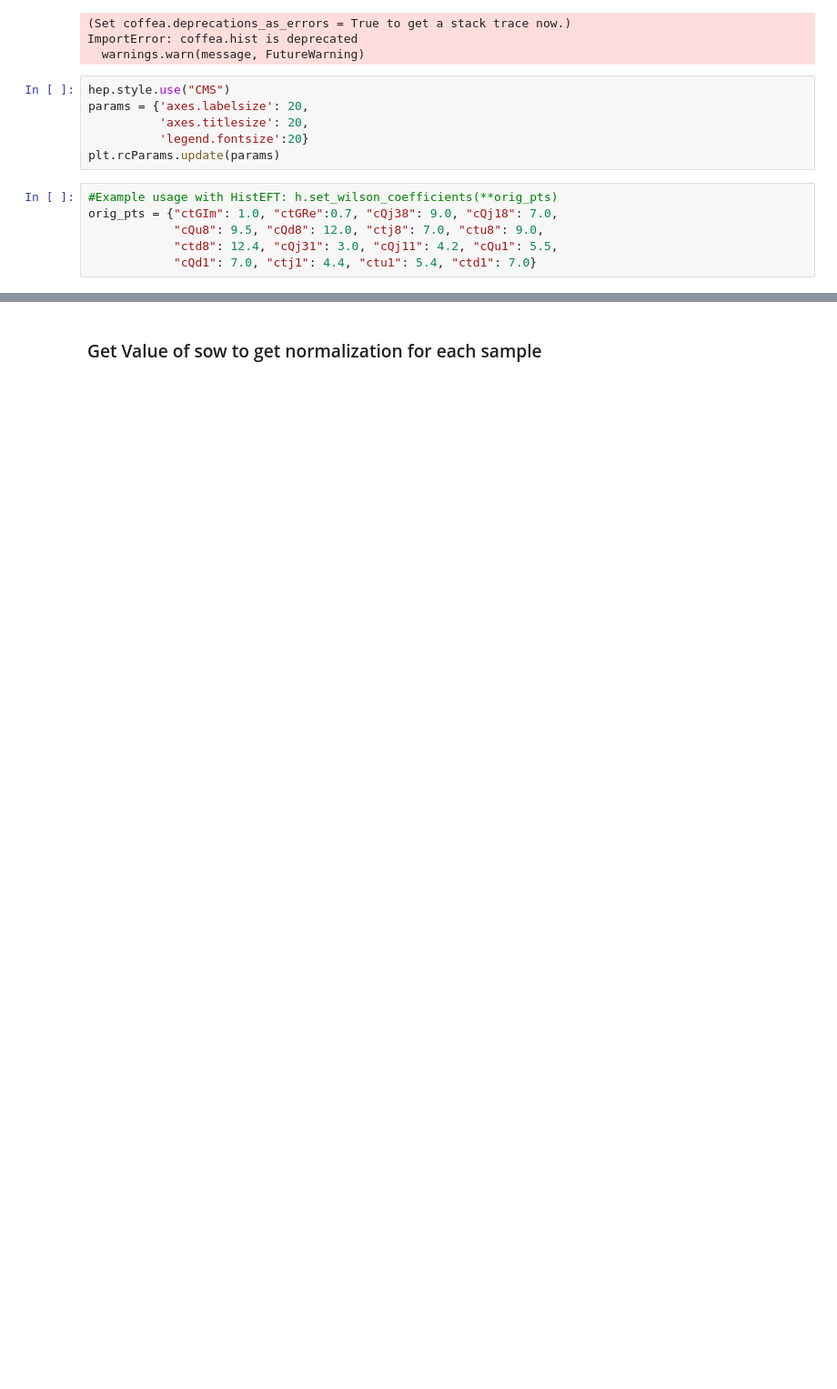
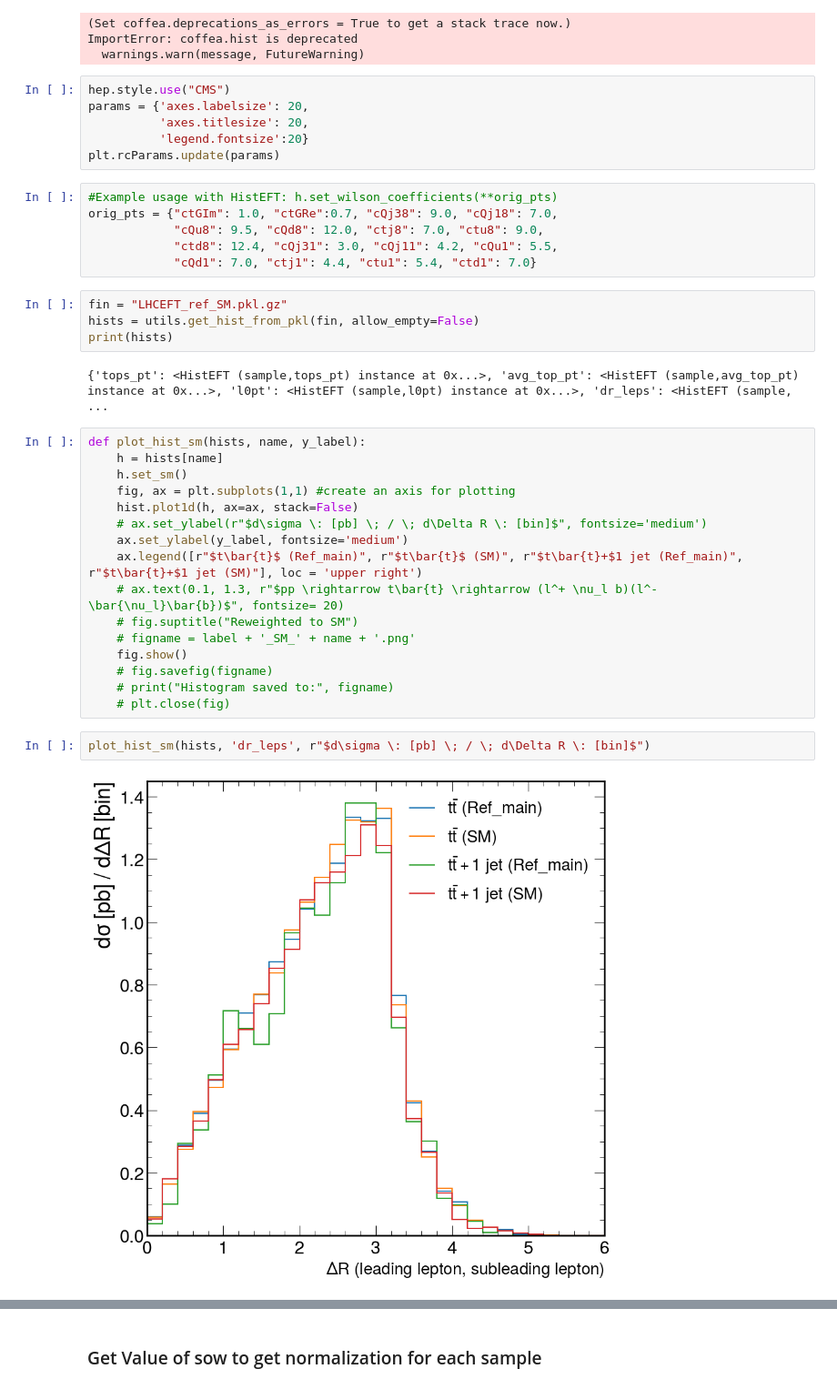
Before and after one commit to hannahbnelson/ttbarEFT, a Jupyter notebook: analysis/quick_plotter.ipynb, the cells around one changed output, grey strips where cells are left out. Shown: that part at 91% size. Saved outputs shown, nothing was run; the diff lists cells and outputs as text; blank space fills up the shorter version.

```diff
--- a/analysis/quick_plotter.ipynb
+++ b/analysis/quick_plotter.ipynb
@@ -26,3 +29,29 @@ orig_pts = {"ctGIm": 1.0, "ctGRe":0.7, "cQj38": 9.0, "cQj18": 7.0,
             "cQu8": 9.5, "cQd8": 12.0, "ctj8": 7.0, "ctu8": 9.0,
             "ctd8": 12.4, "cQj31": 3.0, "cQj11": 4.2, "cQu1": 5.5,
             "cQd1": 7.0, "ctj1": 4.4, "ctu1": 5.4, "ctd1": 7.0}
+# %%
+fin = "LHCEFT_ref_SM.pkl.gz"
+hists = utils.get_hist_from_pkl(fin, allow_empty=False)
+print(hists)
+# %% [output]
+{'tops_pt': <HistEFT (sample,tops_pt) instance at 0x...>, 'avg_top_pt': <HistEFT (sample,avg_top_pt) instance at 0x...>, 'l0pt': <HistEFT (sample,l0pt) instance at 0x...>, 'dr_leps': <HistEFT (sample, ...
+# %%
+def plot_hist_sm(hists, name, y_label):
+    h = hists[name]
+    h.set_sm()
+    fig, ax = plt.subplots(1,1) #create an axis for plotting
+    hist.plot1d(h, ax=ax, stack=False)
+    # ax.set_ylabel(r"$d\sigma \: [pb] \; / \; d\Delta R \: [bin]$", fontsize='medium')
+    ax.set_ylabel(y_label, fontsize='medium')
+    ax.legend([r"$t\bar{t}$ (Ref_main)", r"$t\bar{t}$ (SM)", r"$t\bar{t}+$1 jet (Ref_main)", r"$t\bar{t}+$1 jet (SM)"], loc = 'upper right')
+    # ax.text(0.1, 1.3, r"$pp \rightarrow t\bar{t} \rightarrow (l^+ \nu_l b)(l^- \bar{\nu_l}\bar{b})$", fontsize= 20)
+    # fig.suptitle("Reweighted to SM")
+    # figname = label + '_SM_' + name + '.png'
+    fig.show()
+    # fig.savefig(figname)
+    # print("Histogram saved to:", figname)
+    # plt.close(fig)
+# %%
+plot_hist_sm(hists, 'dr_leps', r"$d\sigma \: [pb] \; / \; d\Delta R \: [bin]$")
+# %% [output]
+[figure, added]
```
Also changed, not shown: parts of 28 cells of this notebook, 8 other files.
